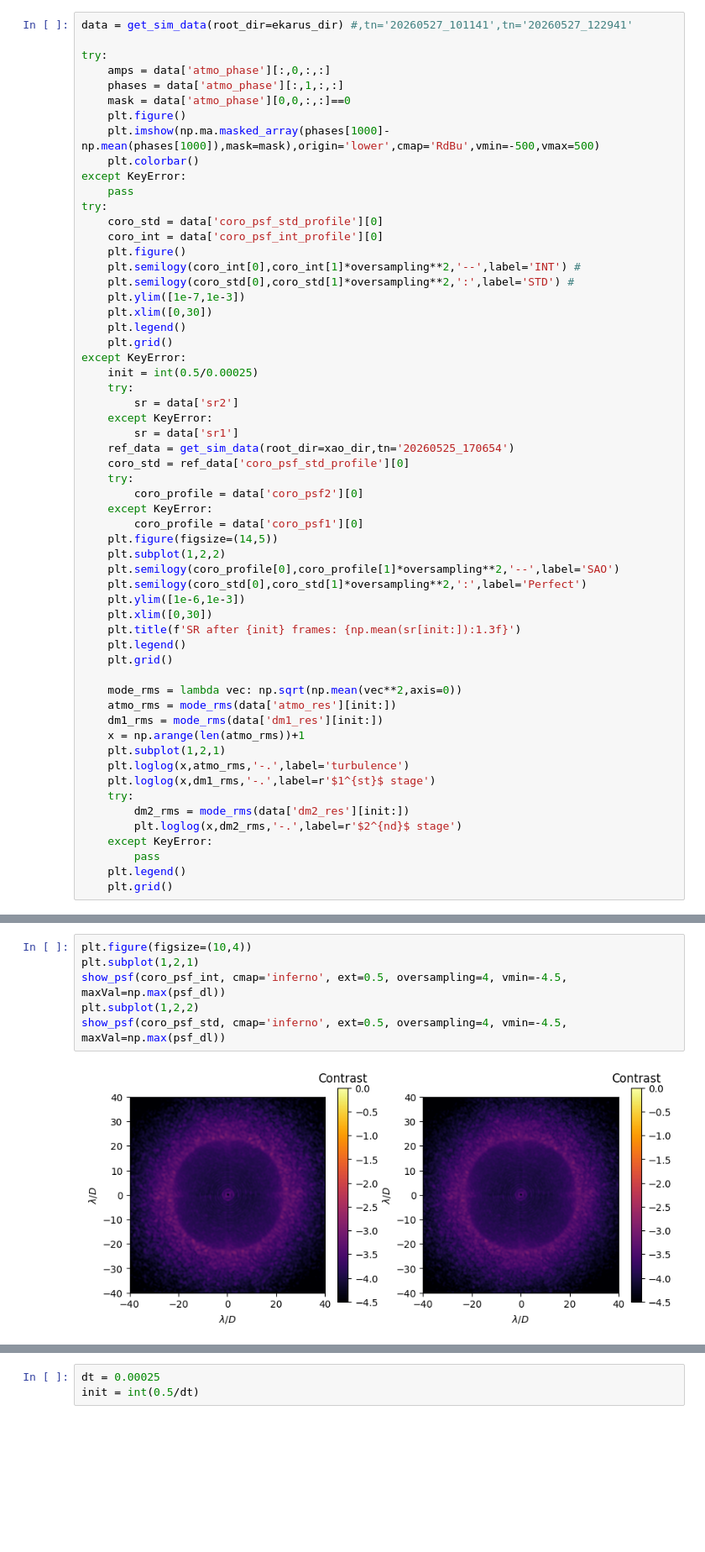
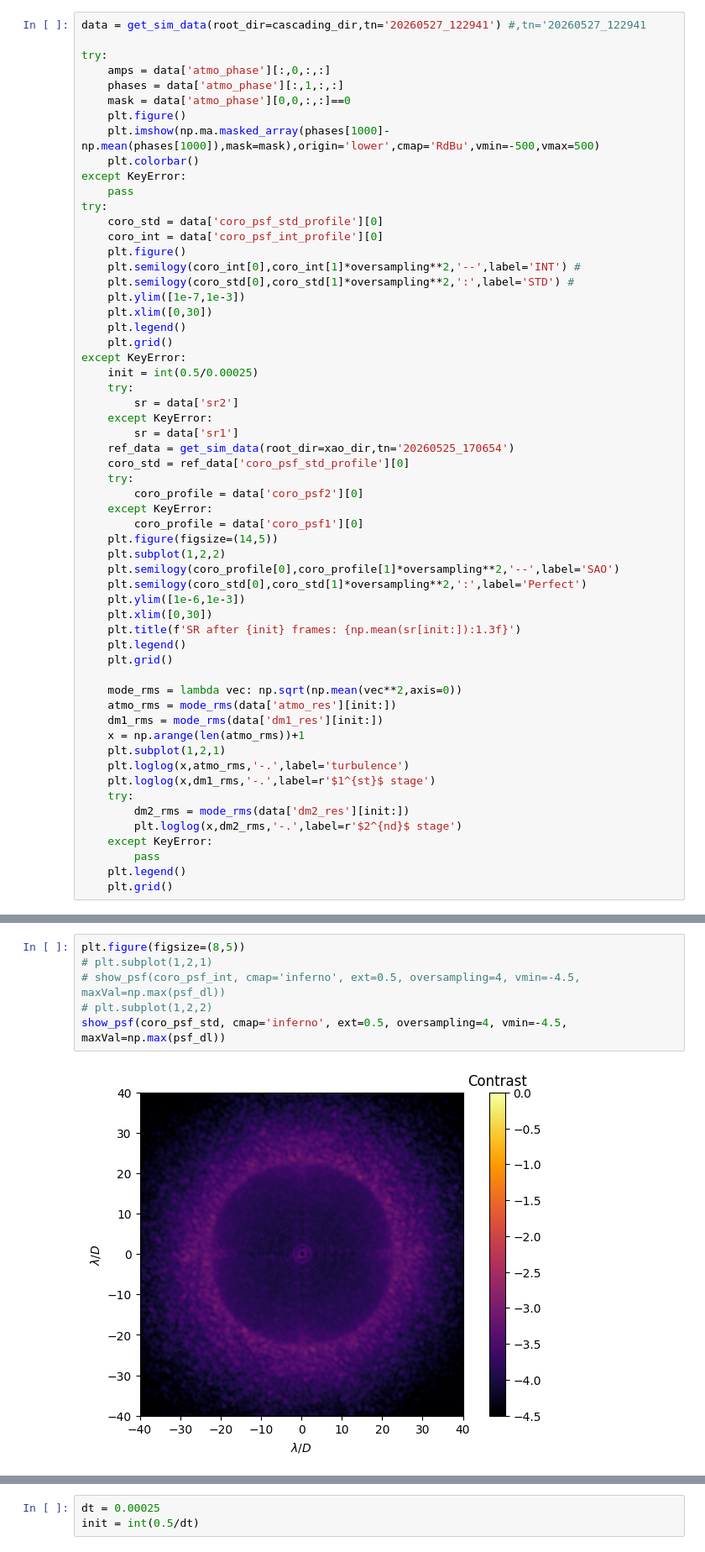
Before and after one commit to Menessao/SPECULA, a Jupyter notebook: config/SensorFusion/paperPlots.ipynb, the cells around one changed output, grey strips where cells are left out. Shown at 84% size. Drawn from its saved outputs; the diff is of its cells as text; blank space fills up the shorter version.

```diff
--- a/config/SensorFusion/paperPlots.ipynb
+++ b/config/SensorFusion/paperPlots.ipynb
@@ -62,5 +51,5 @@ show_psf(psf_dl, title='DL', cmap='inferno', ext=0.5, oversampling=oversampling,
 # %%
-data = get_sim_data(root_dir=ekarus_dir) #,tn='20260527_101141',tn='20260527_122941'
+data = get_sim_data(root_dir=cascading_dir,tn='20260527_122941') #,tn='20260527_122941
 
 try:
     amps = data['atmo_phase'][:,0,:,:]
@@ -164,13 +168,13 @@ for j in range(2000,2000+N):
     coro_psf_std += (calc_coro_psf(phase=phases[j]*2*np.pi/750,amp=1-mask,use_average_field=True)-coro_psf_int)**2/N
 coro_psf_std = np.sqrt(coro_psf_std)
 # %%
-plt.figure(figsize=(10,4))
-plt.subplot(1,2,1)
-show_psf(coro_psf_int, cmap='inferno', ext=0.5, oversampling=4, vmin=-4.5, maxVal=np.max(psf_dl))
-plt.subplot(1,2,2)
+plt.figure(figsize=(8,5))
+# plt.subplot(1,2,1)
+# show_psf(coro_psf_int, cmap='inferno', ext=0.5, oversampling=4, vmin=-4.5, maxVal=np.max(psf_dl))
+# plt.subplot(1,2,2)
 show_psf(coro_psf_std, cmap='inferno', ext=0.5, oversampling=4, vmin=-4.5, maxVal=np.max(psf_dl))
 # %% [output]
-[figure, old version]
+[figure, new version]
 # %%
 
 # psf_std = np.zeros_like(test_psf)
```
Also changed, not shown: parts of 5 cells of this notebook, 13 other files.
